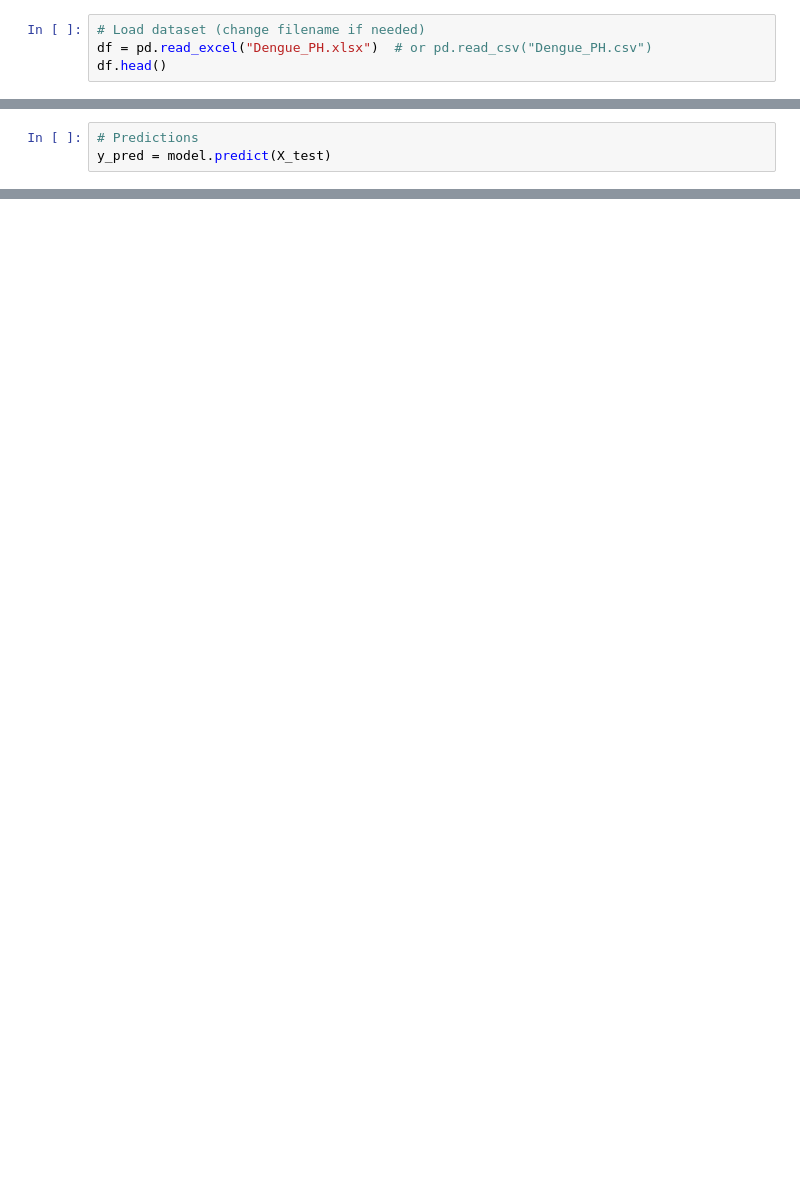
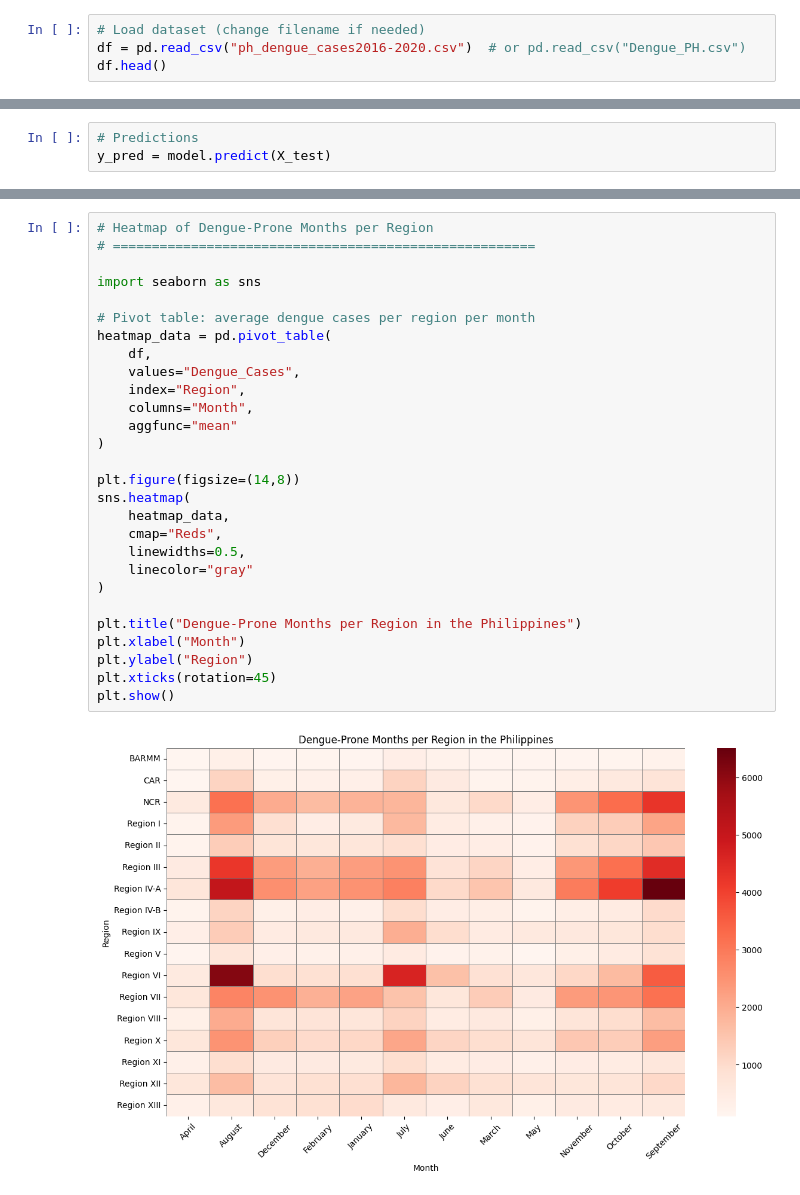
Before and after one commit to MikkoDT/MEXE_Electives_2_Finals_Project_Machine_Learning_2025, a Jupyter notebook: MEXE_E2_Finals/Lirio_Mayuga - DENGUE_CASES_&_DENGUE-PRONE_PREDICTION_(PHILIPPINES)/Notebook/Dengue_Linear_Regression_PH.ipynb, the cells around one changed output, grey strips where cells are left out. Drawn from its saved outputs; the diff is of its cells as text; blank space fills up the shorter version.

```diff
--- a/MEXE_E2_Finals/Lirio_Mayuga - DENGUE_CASES_&_DENGUE-PRONE_PREDICTION_(PHILIPPINES)/Notebook/Dengue_Linear_Regression_PH.ipynb
+++ b/MEXE_E2_Finals/Lirio_Mayuga - DENGUE_CASES_&_DENGUE-PRONE_PREDICTION_(PHILIPPINES)/Notebook/Dengue_Linear_Regression_PH.ipynb
@@ -18,5 +8,5 @@ from sklearn.linear_model import LinearRegression
 from sklearn.metrics import mean_absolute_error, mean_squared_error, r2_score
 # %%
 # Load dataset (change filename if needed)
-df = pd.read_excel("Dengue_PH.xlsx")  # or pd.read_csv("Dengue_PH.csv")
+df = pd.read_csv("ph_dengue_cases2016-2020.csv")  # or pd.read_csv("Dengue_PH.csv")
 df.head()
@@ -87,3 +153,33 @@ plt.show()
+# %%
+# Heatmap of Dengue-Prone Months per Region
+# ======================================================
+
+import seaborn as sns
+
+# Pivot table: average dengue cases per region per month
+heatmap_data = pd.pivot_table(
+    df,
+    values="Dengue_Cases",
+    index="Region",
+    columns="Month",
+    aggfunc="mean"
+)
+
+plt.figure(figsize=(14,8))
+sns.heatmap(
+    heatmap_data,
+    cmap="Reds",
+    linewidths=0.5,
+    linecolor="gray"
+)
+
+plt.title("Dengue-Prone Months per Region in the Philippines")
+plt.xlabel("Month")
+plt.ylabel("Region")
+plt.xticks(rotation=45)
+plt.show()
+# %% [output]
+[figure, added]
 # %%
 # Dengue-prone classification
 risk_threshold = df_encoded["Dengue_Cases"].quantile(0.7)
```
Also changed, not shown: parts of 12 cells of this notebook.
